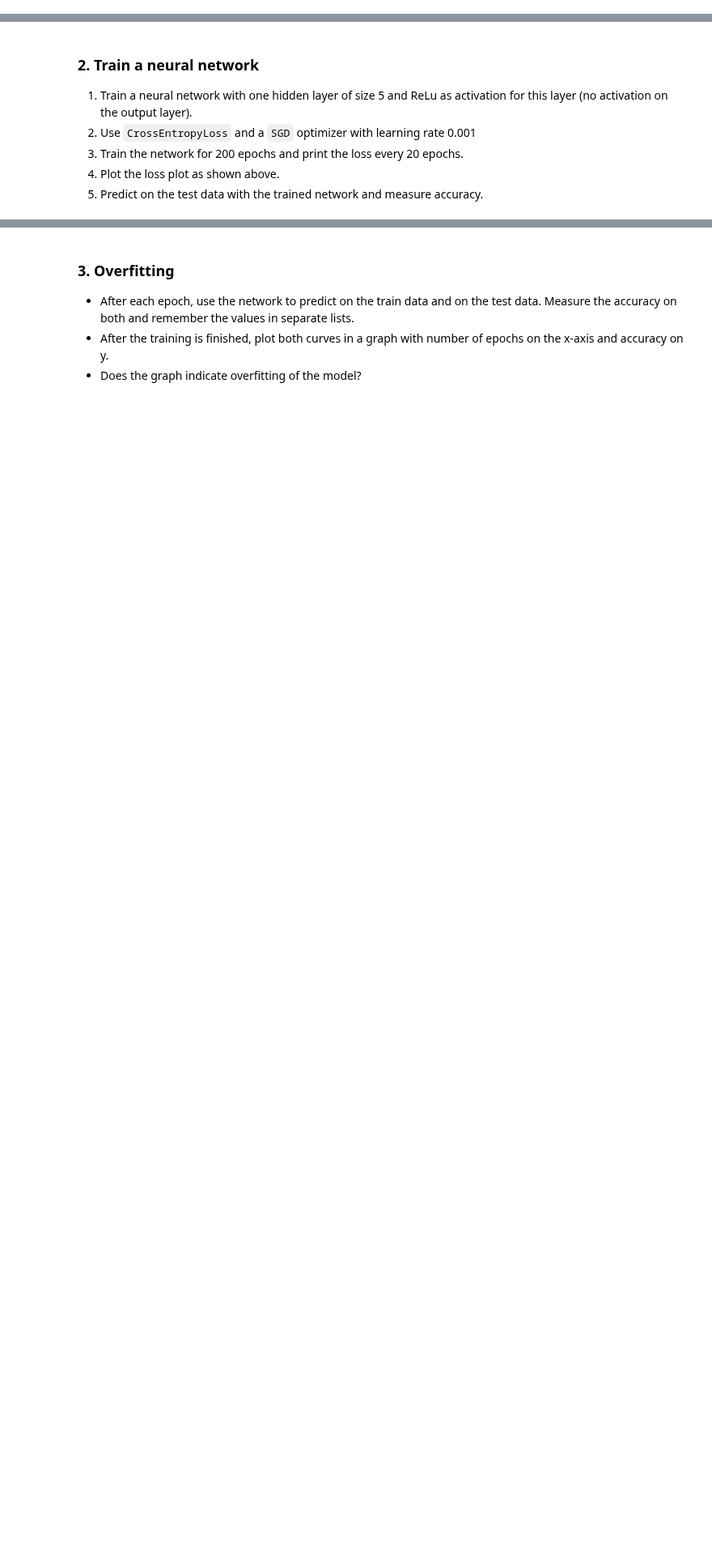
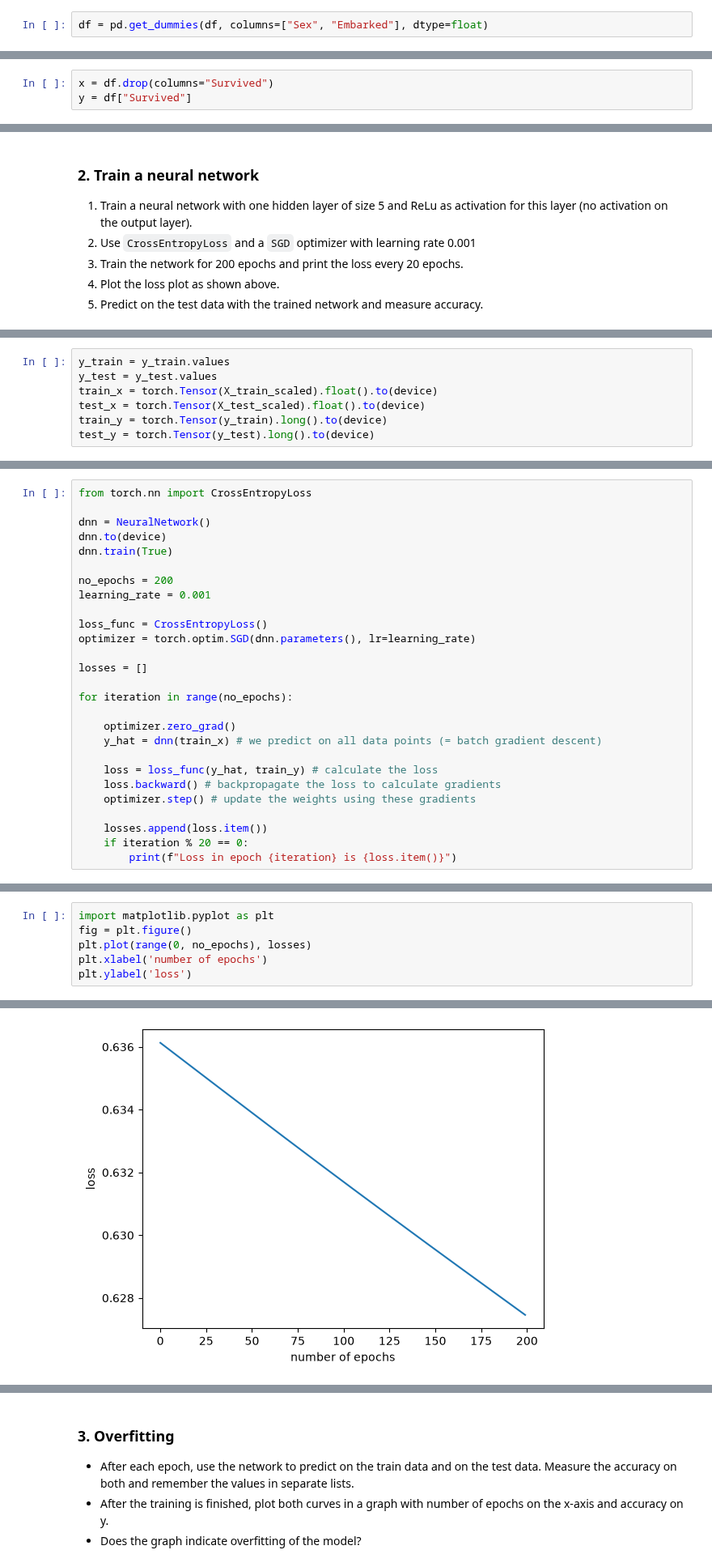
Before and after one commit to shirouuuu/ml2-ws26, a Jupyter notebook: 04_NeuralNets_PyTorch.ipynb, the cells around one changed output, grey strips where cells are left out. Shown at 81% size. Drawn from its saved outputs; the diff is of its cells as text; blank space fills up the shorter version.

```diff
--- a/04_NeuralNets_PyTorch.ipynb
+++ b/04_NeuralNets_PyTorch.ipynb
@@ -203,0 +248,2 @@ tensor(8)
+# %%
+df = pd.get_dummies(df, columns=["Sex", "Embarked"], dtype=float)
@@ -203,0 +252,3 @@ tensor(8)
+# %%
+x = df.drop(columns="Survived")
+y = df["Survived"]
@@ -210,0 +302,7 @@ tensor(8)
+# %%
+y_train = y_train.values
+y_test = y_test.values
+train_x = torch.Tensor(X_train_scaled).float().to(device)
+test_x = torch.Tensor(X_test_scaled).float().to(device)
+train_y = torch.Tensor(y_train).long().to(device)
+test_y = torch.Tensor(y_test).long().to(device)
@@ -210,0 +312,27 @@ tensor(8)
+# %%
+from torch.nn import CrossEntropyLoss
+
+dnn = NeuralNetwork()
+dnn.to(device)
+dnn.train(True)
+
+no_epochs = 200
+learning_rate = 0.001
+
+loss_func = CrossEntropyLoss()
+optimizer = torch.optim.SGD(dnn.parameters(), lr=learning_rate)
+
+losses = []
+
+for iteration in range(no_epochs):
+
+    optimizer.zero_grad()
+    y_hat = dnn(train_x) # we predict on all data points (= batch gradient descent)
+
+    loss = loss_func(y_hat, train_y) # calculate the loss
+    loss.backward() # backpropagate the loss to calculate gradients
+    optimizer.step() # update the weights using these gradients
+
+    losses.append(loss.item())
+    if iteration % 20 == 0:
+        print(f"Loss in epoch {iteration} is {loss.item()}")
@@ -210,0 +352,7 @@ tensor(8)
+# %%
+import matplotlib.pyplot as plt
+fig = plt.figure()
+plt.plot(range(0, no_epochs), losses)
+plt.xlabel('number of epochs')
+plt.ylabel('loss')
+# %% [output]
@@ -210,0 +360 @@ tensor(8)
+[figure, added]
```
Also changed, not shown: parts of 34 cells of this notebook.
